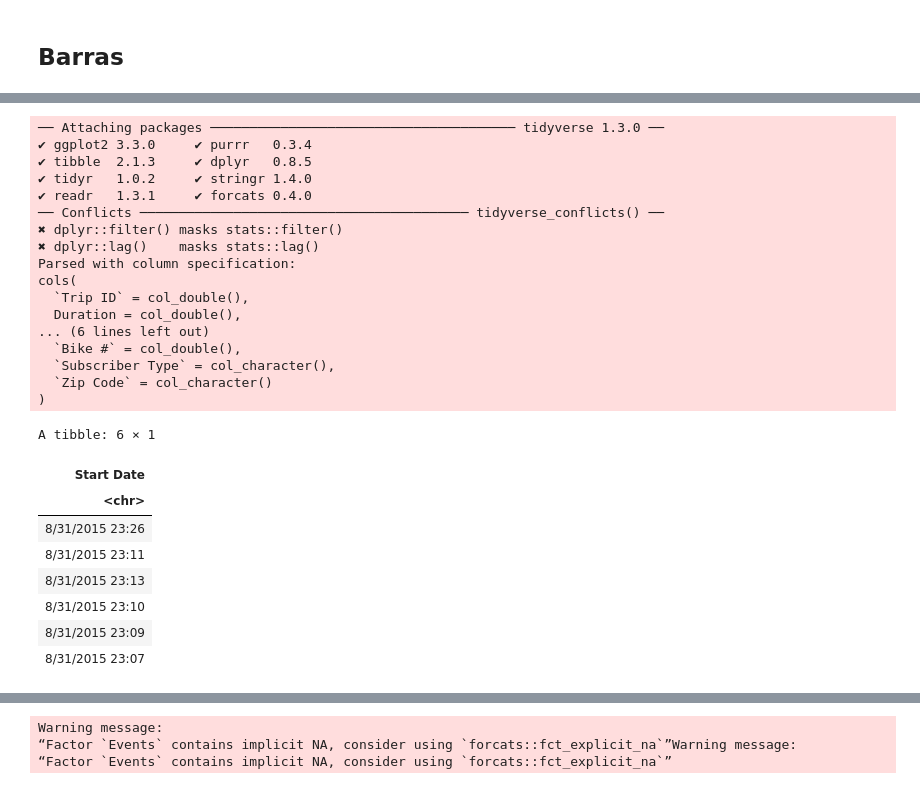
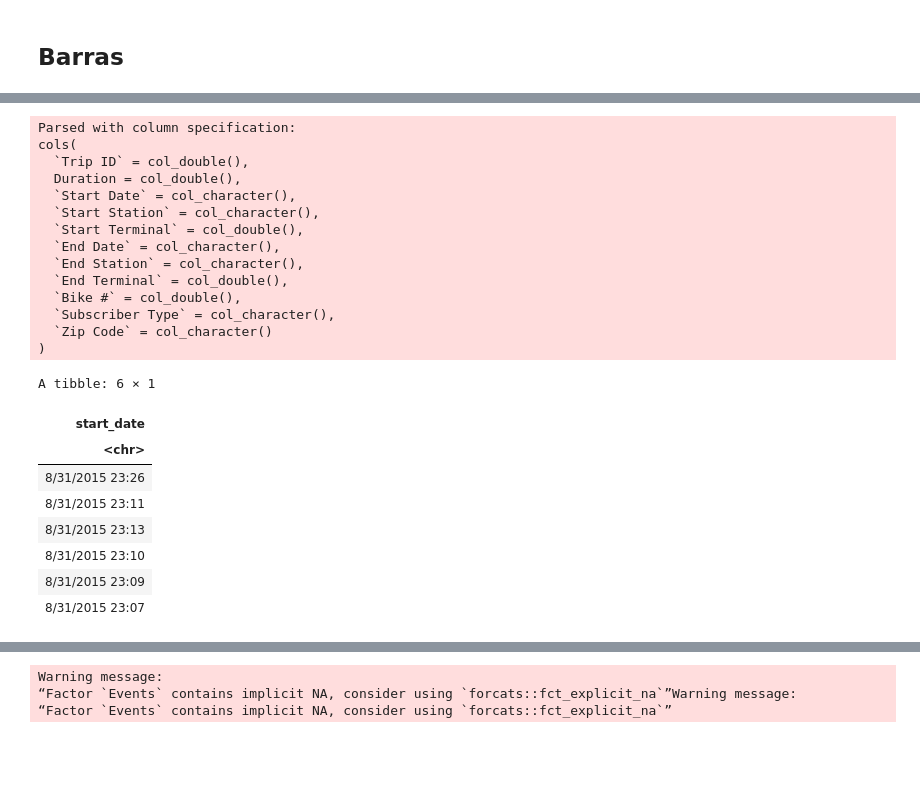
Before and after one commit to notblank/Curso-Stat-Public, a Jupyter notebook: Cursos/Curso_07_Data_Viz_1.ipynb, the cells around one changed output, grey strips where cells are left out. Cells and saved outputs as stored; diff of their text form; code cells hidden in the pictures; blank space fills up the shorter version.

```diff
--- a/Cursos/Curso_07_Data_Viz_1.ipynb
+++ b/Cursos/Curso_07_Data_Viz_1.ipynb
@@ -9,29 +19,24 @@ Gráficos son mas fáciles de interpretar.
 # %%
-library(tidyverse)
+trips <- readr::read_csv("../tablas/bike data/201508_trip_data.csv") %>% clean_names()
 
-trips <- readr::read_csv("../tablas/bike data/201508_trip_data.csv")
-
-trips %>% select(`Start Date`) %>% head()
+trips %>% select(start_date) %>% head()
 # %% [output]
-── Attaching packages ─────────────────────────────────────── tidyverse 1.3.0 ──
-✔ ggplot2 3.3.0     ✔ purrr   0.3.4
-✔ tibble  2.1.3     ✔ dplyr   0.8.5
-✔ tidyr   1.0.2     ✔ stringr 1.4.0
-✔ readr   1.3.1     ✔ forcats 0.4.0
-── Conflicts ────────────────────────────────────────── tidyverse_conflicts() ──
-✖ dplyr::filter() masks stats::filter()
-✖ dplyr::lag()    masks stats::lag()
 Parsed with column specification:
 cols(
   `Trip ID` = col_double(),
   Duration = col_double(),
-... (6 lines left out)
+  `Start Date` = col_character(),
+  `Start Station` = col_character(),
+  `Start Terminal` = col_double(),
+  `End Date` = col_character(),
+  `End Station` = col_character(),
+  `End Terminal` = col_double(),
   `Bike #` = col_double(),
   `Subscriber Type` = col_character(),
   `Zip Code` = col_character()
 )
 A tibble: 6 × 1
-| Start Date |
+| start_date |
 | <chr> |
 | 8/31/2015 23:26 |
 | 8/31/2015 23:11 |
```
Also changed, not shown: parts of 6 cells of this notebook.
